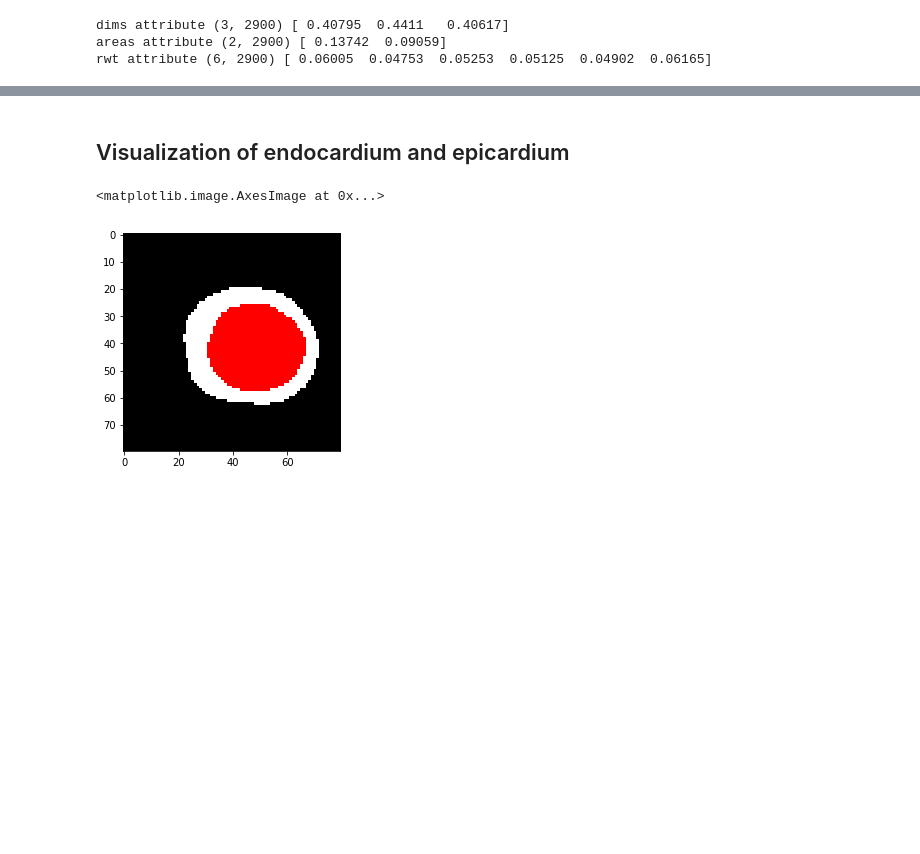
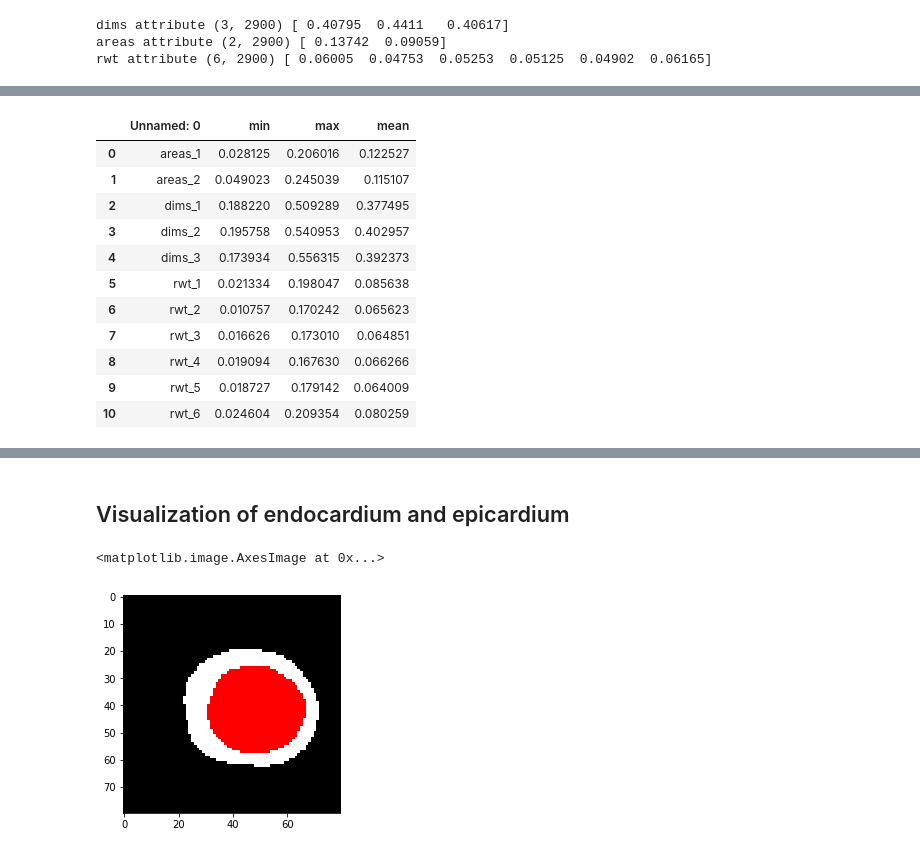
Before and after one commit to harrislin2018/LVQuan18, a Jupyter notebook: Main.ipynb, the cells around one changed output, grey strips where cells are left out. Drawn from its saved outputs; the diff is of its cells as text; code cells hidden in the pictures; blank space fills up the shorter version.

```diff
--- a/Main.ipynb
+++ b/Main.ipynb
@@ -153,0 +196,16 @@ rwt attribute (6, 2900) [ 0.06005  0.04753  0.05253  0.05125  0.04902  0.06165]
+# %%
+infos = pd.read_csv('LV_indices_sumup.csv', )
+infos
+# %% [output]
+|  | Unnamed: 0 | min | max | mean |
+| 0 | areas_1 | 0.028125 | 0.206016 | 0.122527 |
+| 1 | areas_2 | 0.049023 | 0.245039 | 0.115107 |
+| 2 | dims_1 | 0.188220 | 0.509289 | 0.377495 |
+| 3 | dims_2 | 0.195758 | 0.540953 | 0.402957 |
+| 4 | dims_3 | 0.173934 | 0.556315 | 0.392373 |
+| 5 | rwt_1 | 0.021334 | 0.198047 | 0.085638 |
+| 6 | rwt_2 | 0.010757 | 0.170242 | 0.065623 |
+| 7 | rwt_3 | 0.016626 | 0.173010 | 0.064851 |
+| 8 | rwt_4 | 0.019094 | 0.167630 | 0.066266 |
+| 9 | rwt_5 | 0.018727 | 0.179142 | 0.064009 |
+| 10 | rwt_6 | 0.024604 | 0.209354 | 0.080259 |
```
Also changed, not shown: parts of 13 cells of this notebook.
